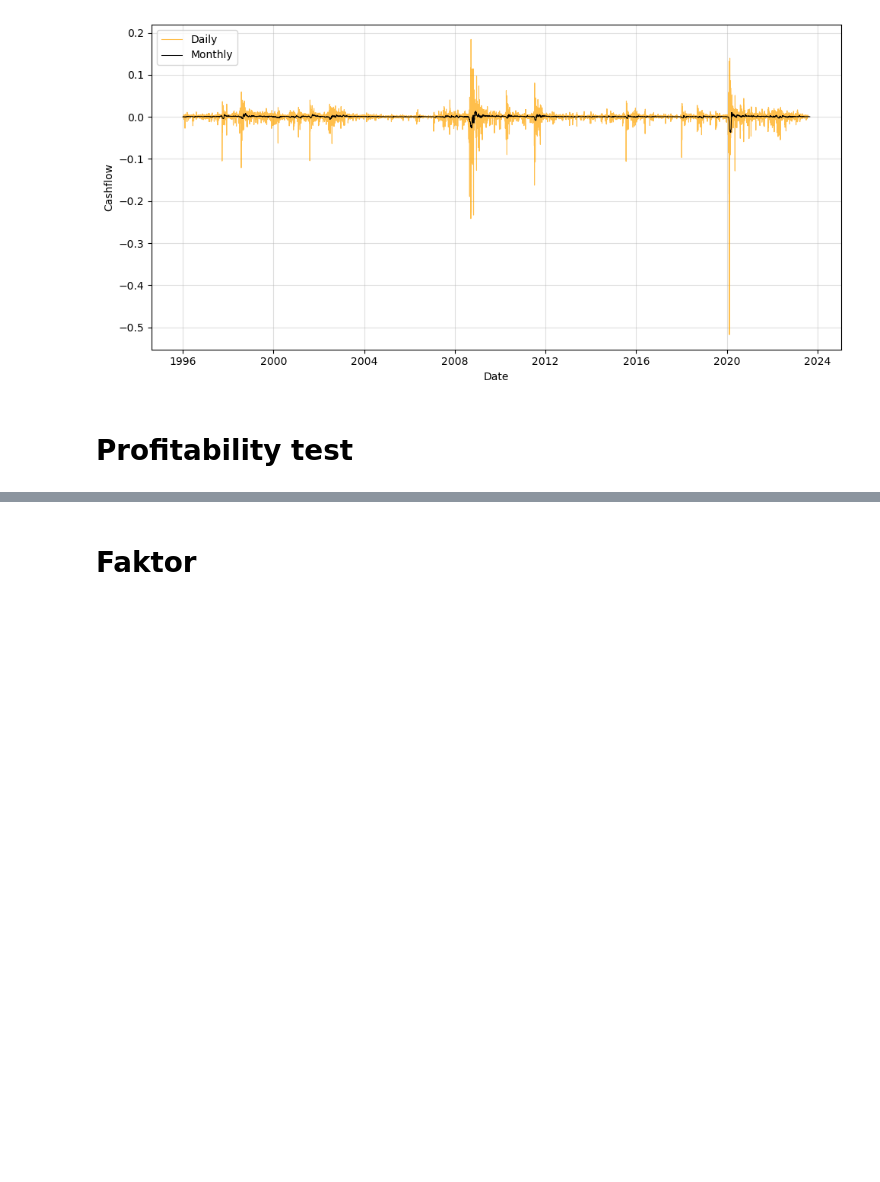
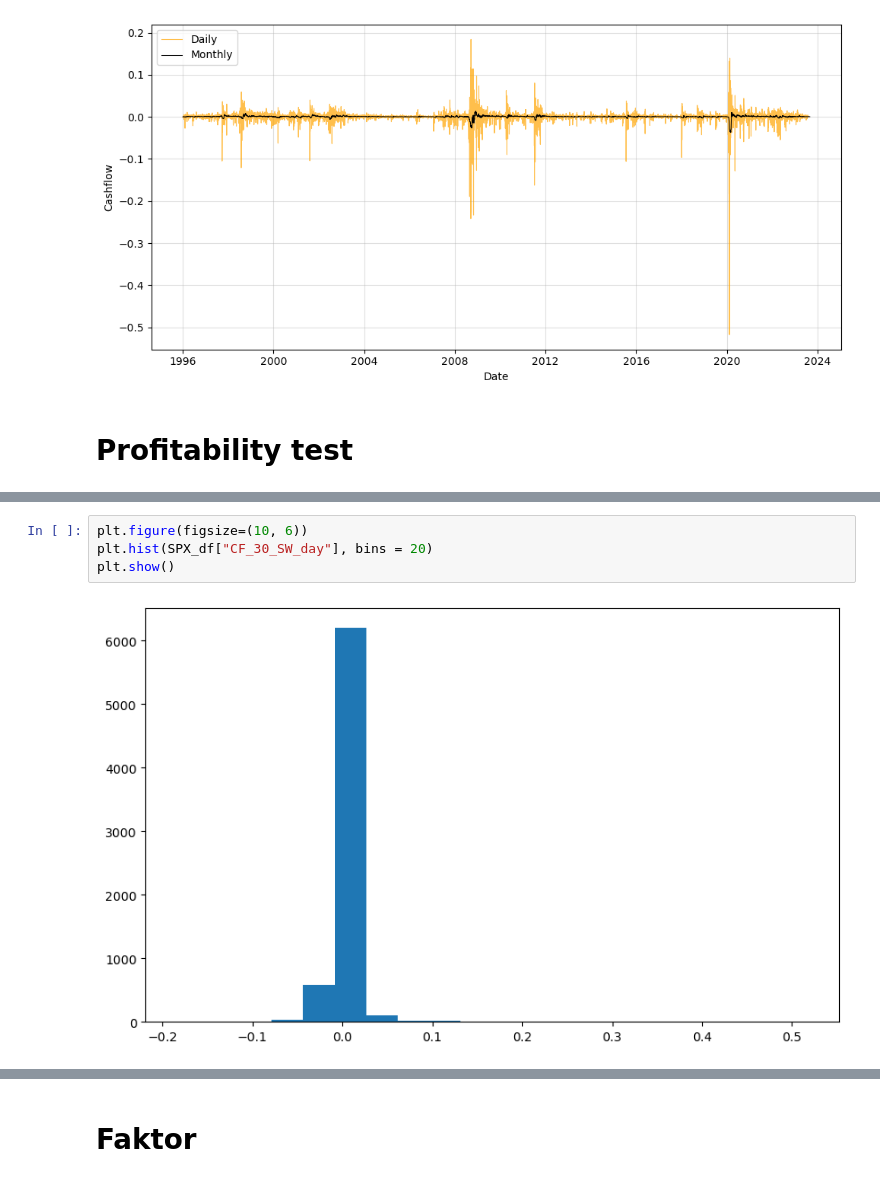
Before and after one commit to MadsHebsgaard/volpy, a Jupyter notebook: Code to produce results/Analysis.ipynb, the cells around one changed output, grey strips where cells are left out. Saved outputs shown, nothing was run; the diff lists cells and outputs as text; blank space fills up the shorter version.

```diff
--- a/Code to produce results/Analysis.ipynb
+++ b/Code to produce results/Analysis.ipynb
@@ -243,0 +309,6 @@ d5.to_csv("liquid time period table.csv", index=False)
+# %%
+plt.figure(figsize=(10, 6))
+plt.hist(SPX_df["CF_30_SW_day"], bins = 20)
+plt.show()
+# %% [output]
+[figure, added]
```
Also changed, not shown: parts of 22 cells of this notebook, 5 other files.
